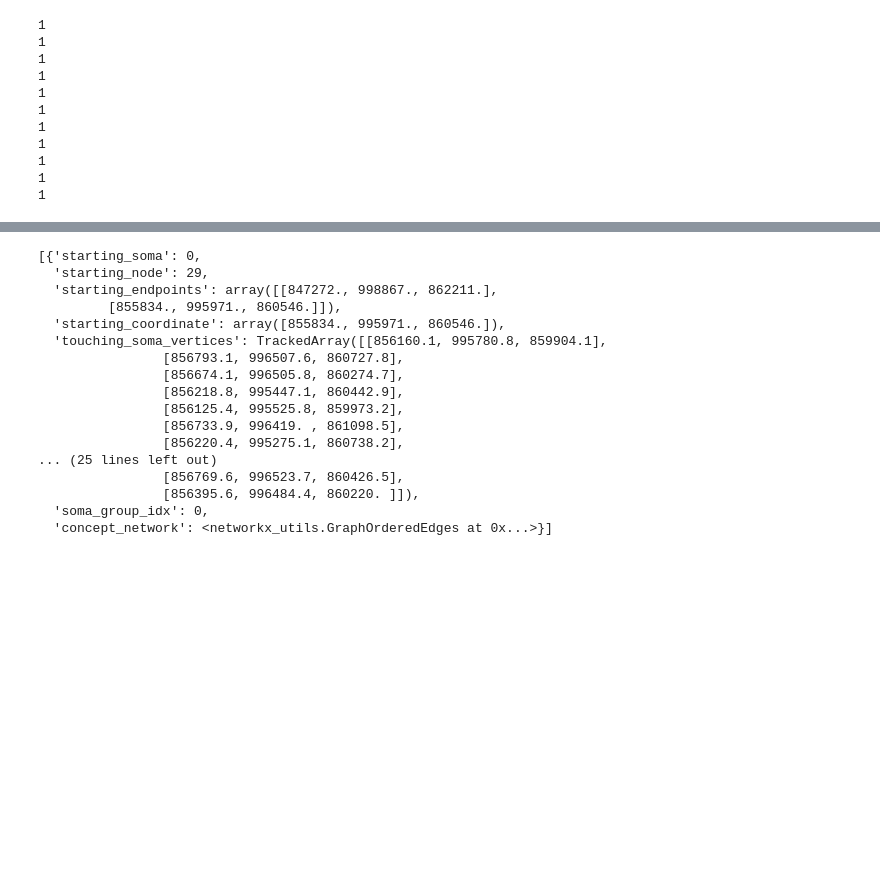
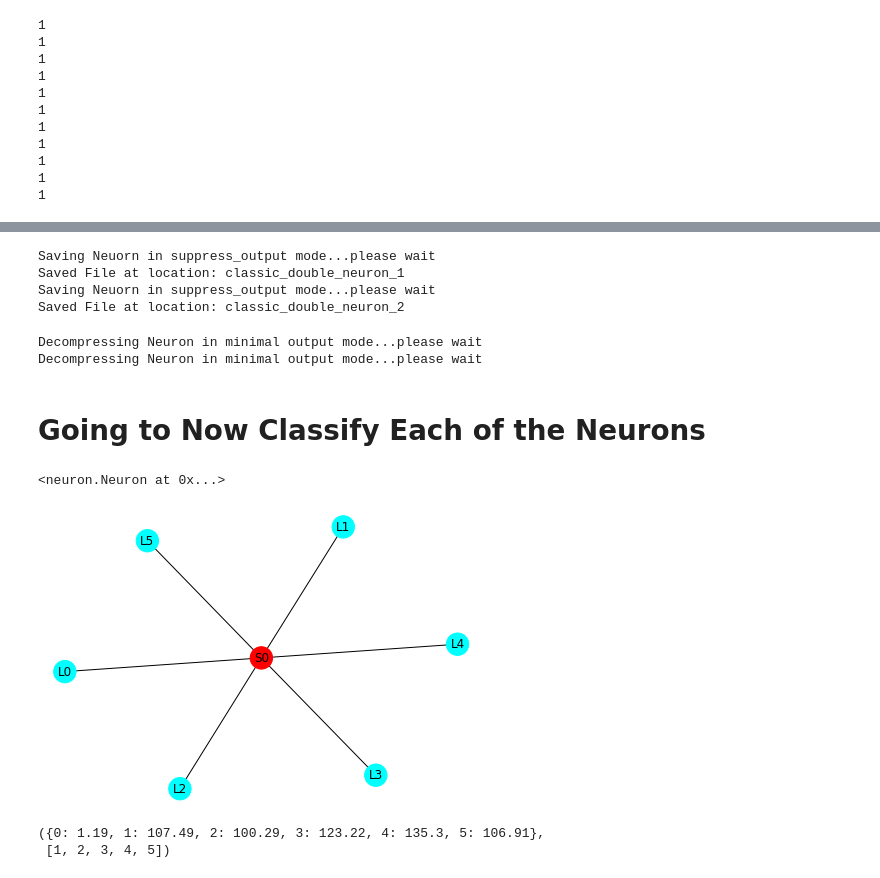
Before and after one commit to celiibrendan/neuron_mesh_tools, a Jupyter notebook: Auto_Proofreading/Compartments/Axon/Axon_Classification_Vp1.ipynb, the cells around one changed output, grey strips where cells are left out. Drawn from its saved outputs; the diff is of its cells as text; code cells hidden in the pictures; blank space fills up the shorter version.

```diff
--- a/Auto_Proofreading/Compartments/Axon/Axon_Classification_Vp1.ipynb
+++ b/Auto_Proofreading/Compartments/Axon/Axon_Classification_Vp1.ipynb
@@ -491,22 +207,33 @@ VBox(children=(Figure(camera=PerspectiveCamera(fov=46.0, position=(0.0, 0.0, 2.0
+# %%
+sep_neurons[0].save_compressed_neuron("./",
+                                                 file_name="classic_double_neuron_1",
+                                                 export_mesh=True)
+sep_neurons[1].save_compressed_neuron("./",
+                                                 file_name="classic_double_neuron_2",
+                                                 export_mesh=True)
+# %% [output]
+Saving Neuorn in suppress_output mode...please wait
+Saved File at location: classic_double_neuron_1
+Saving Neuorn in suppress_output mode...please wait
+Saved File at location: classic_double_neuron_2
+# %%
+rec_neurons = [nru.decompress_neuron(f"classic_double_neuron_{k}",f"classic_double_neuron_{k}") for k in [1,2]]
+
+for r in rec_neurons:
+    nviz.visualize_neuron(r,
+                     visualize_type=["mesh","skeleton"],
+                     limb_branch_dict="all")
+# %% [output]
+Decompressing Neuron in minimal output mode...please wait
+Decompressing Neuron in minimal output mode...please wait
+# %% [markdown]
+# Going to Now Classify Each of the Neurons
 # %%
-c_limb = seperate_neuron_objects[1][0]
+curr_neuron_obj = seperate_neuron_objects[0]
+curr_neuron_obj
+# %% [output]
+<neuron.Neuron at 0x...>
-# %%
-c_limb.all_concept_network_data
-# %% [output]
-[{'starting_soma': 0,
-  'starting_node': 29,
-  'starting_endpoints': array([[847272., 998867., 862211.],
-         [855834., 995971., 860546.]]),
-  'starting_coordinate': array([855834., 995971., 860546.]),
-  'touching_soma_vertices': TrackedArray([[856160.1, 995780.8, 859904.1],
-                [856793.1, 996507.6, 860727.8],
-                [856674.1, 996505.8, 860274.7],
-                [856218.8, 995447.1, 860442.9],
-                [856125.4, 995525.8, 859973.2],
-                [856733.9, 996419. , 861098.5],
-                [856220.4, 995275.1, 860738.2],
-... (25 lines left out)
-                [856769.6, 996523.7, 860426.5],
-                [856395.6, 996484.4, 860220. ]]),
-  'soma_group_idx': 0,
-  'concept_network': <networkx_utils.GraphOrderedEdges at 0x...>}]
+# %%
+nviz.plot_soma_limb_concept_network(curr_neuron_obj)
+# %% [output]
+[figure, added]
@@ -512,0 +246,21 @@ c_limb.all_concept_network_data
+# %%
+import neuron_statistics as nst
+
+axon_soma_angle_threshold = 70
+possible_axon_limbs = []
+
+# Find the limb find the soma angle AND Filter away all limbs with a soma starting angle above threshold
+limb_to_starting_angle = dict()
+for curr_limb_idx,curr_limb in enumerate(curr_neuron_obj):
+    curr_soma_angle = nst.soma_starting_angle(curr_neuron_obj,curr_limb_idx)
+    limb_to_starting_angle[curr_limb_idx] = curr_soma_angle
+
+    if curr_soma_angle > axon_soma_angle_threshold:
+        possible_axon_limbs.append(curr_limb_idx)
+
+
+
+limb_to_starting_angle,possible_axon_limbs
+# %% [output]
+({0: 1.19, 1: 107.49, 2: 100.29, 3: 123.22, 4: 135.3, 5: 106.91},
+ [1, 2, 3, 4, 5])
```
Also changed, not shown: parts of 51 cells of this notebook, 4 other files.
